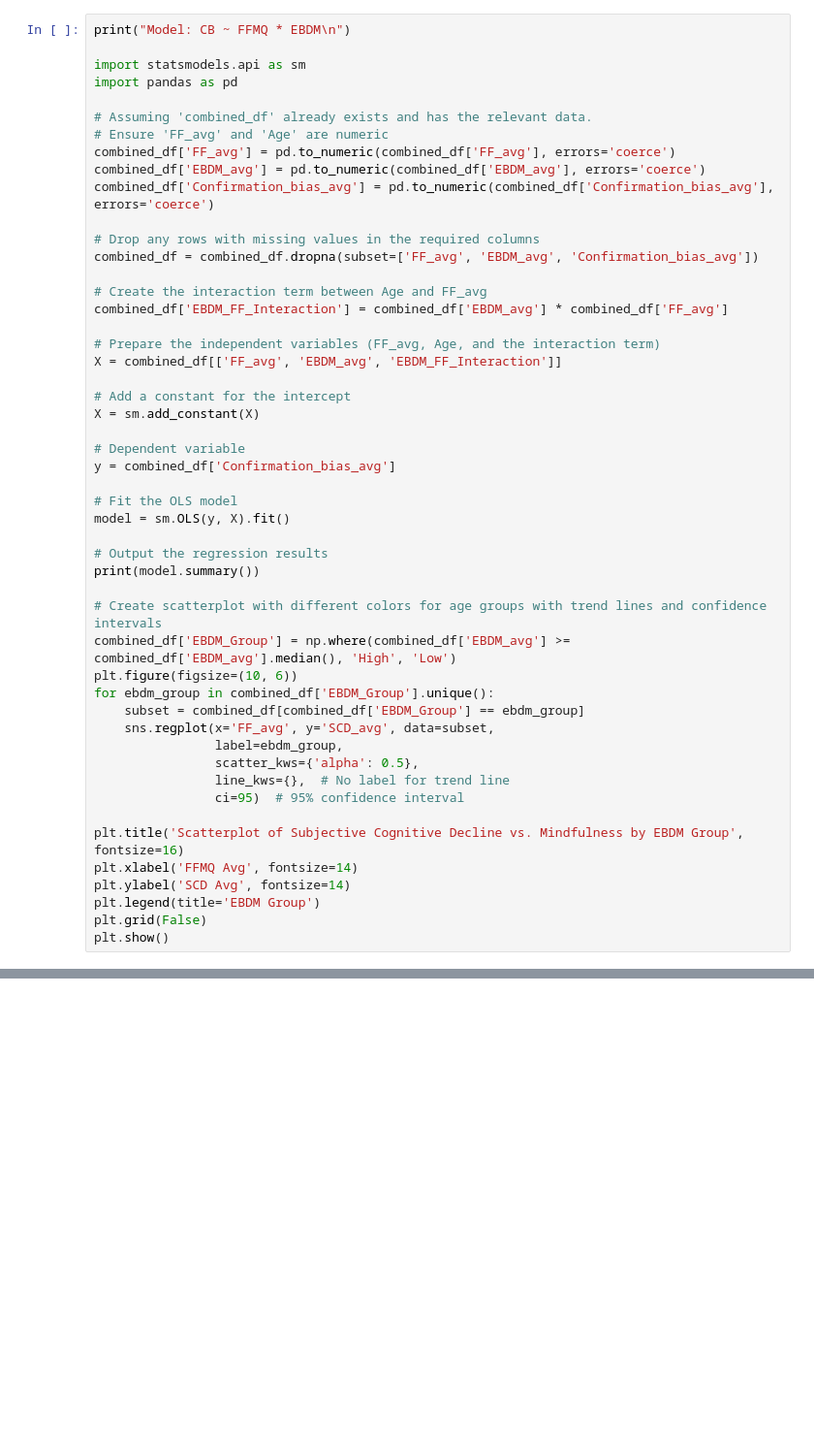
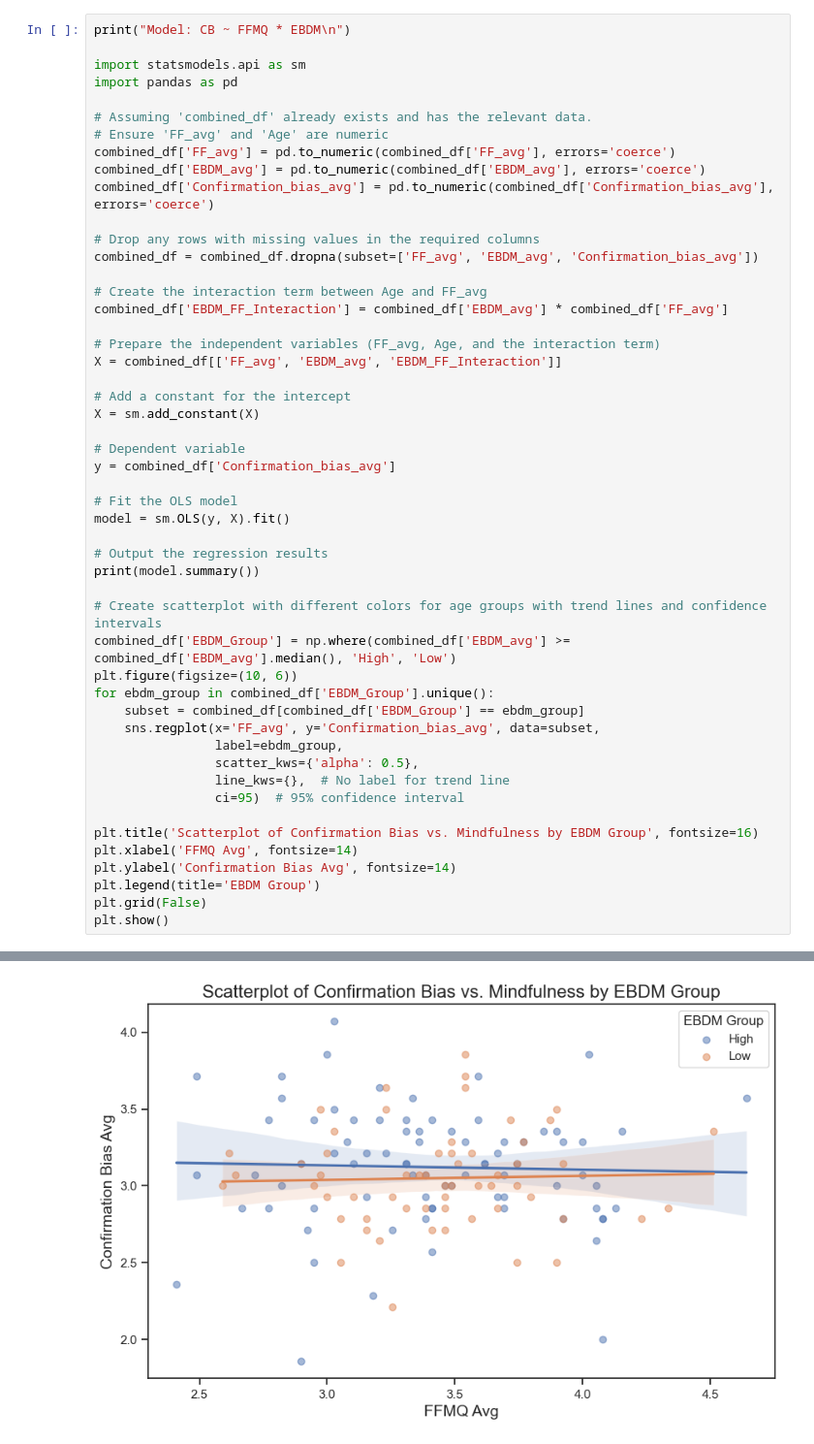
Before and after one commit to DVS-Lab/consciousness, a Jupyter notebook: code/gen-stats_softlaunch-data.ipynb, the cells around one changed output, grey strips where cells are left out. Shown at 97% size. Cells and saved outputs as stored; diff of their text form; blank space fills up the shorter version.

```diff
--- a/code/gen-stats_softlaunch-data.ipynb
+++ b/code/gen-stats_softlaunch-data.ipynb
@@ -786,15 +786,16 @@ combined_df['EBDM_Group'] = np.where(combined_df['EBDM_avg'] >= combined_df['EBD
 plt.figure(figsize=(10, 6))
 for ebdm_group in combined_df['EBDM_Group'].unique():
     subset = combined_df[combined_df['EBDM_Group'] == ebdm_group]
-    sns.regplot(x='FF_avg', y='SCD_avg', data=subset,
+    sns.regplot(x='FF_avg', y='Confirmation_bias_avg', data=subset,
                 label=ebdm_group,
                 scatter_kws={'alpha': 0.5},
                 line_kws={},  # No label for trend line
                 ci=95)  # 95% confidence interval
 
-plt.title('Scatterplot of Subjective Cognitive Decline vs. Mindfulness by EBDM Group', fontsize=16)
+plt.title('Scatterplot of Confirmation Bias vs. Mindfulness by EBDM Group', fontsize=16)
 plt.xlabel('FFMQ Avg', fontsize=14)
-plt.ylabel('SCD Avg', fontsize=14)
+plt.ylabel('Confirmation Bias Avg', fontsize=14)
 plt.legend(title='EBDM Group')
 plt.grid(False)
 plt.show()
+# %% [output]
@@ -800,0 +819 @@ plt.show()
+[figure, added]
```
Also changed, not shown: parts of 1 cell of this notebook.
